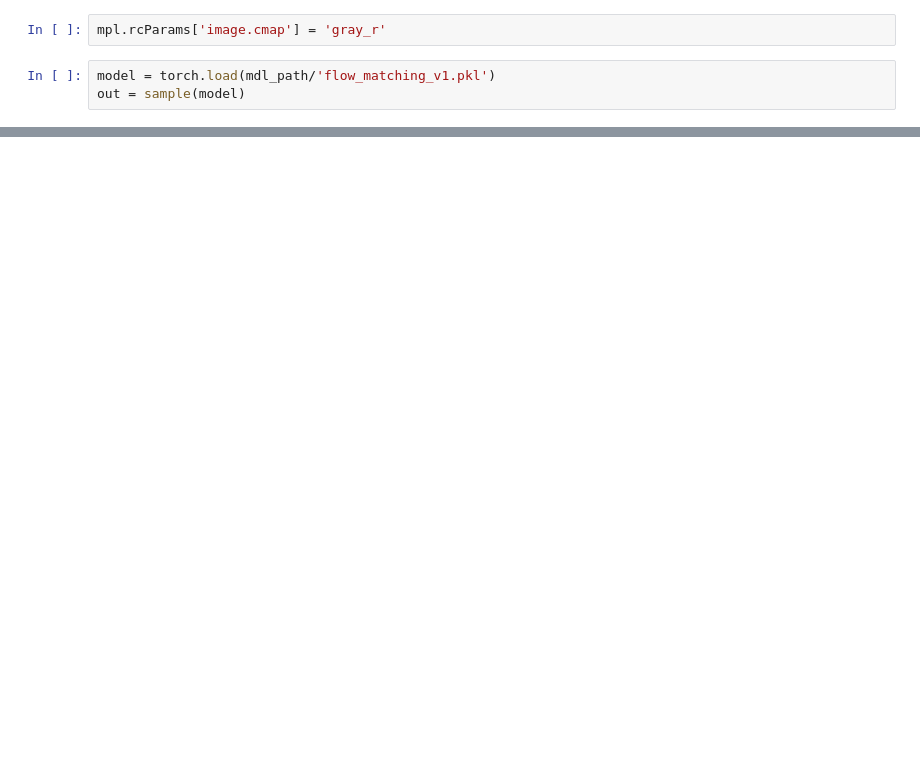
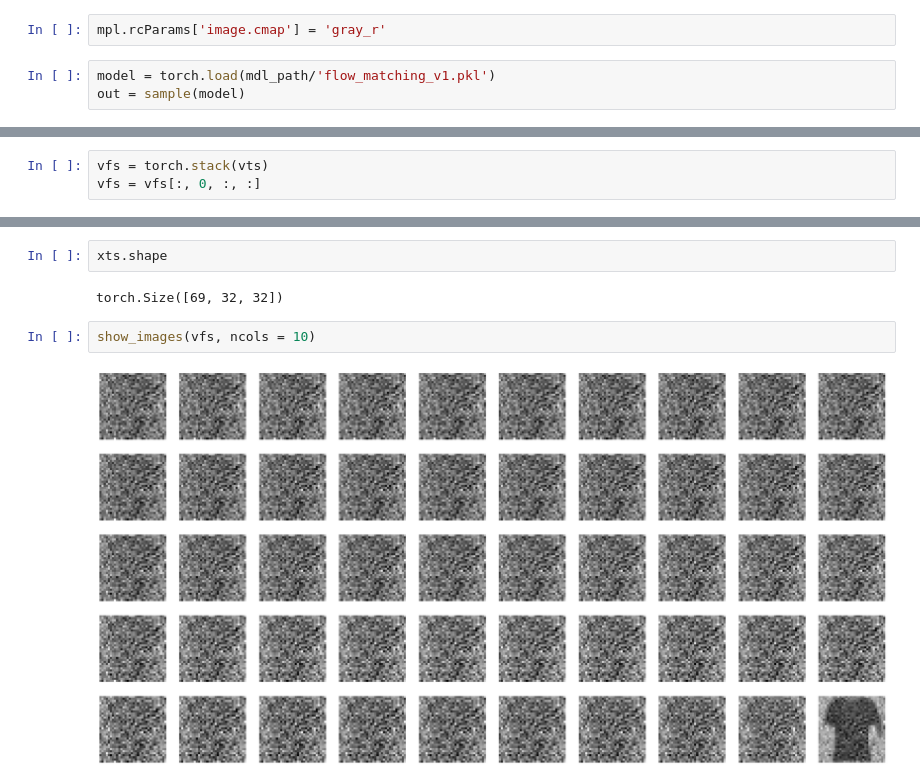
Before and after one commit to pranay8297/DDPM-DDIM-Karras, a Jupyter notebook: flow_matching_fmnist.ipynb, the cells around one changed output, grey strips where cells are left out. Drawn from its saved outputs; the diff is of its cells as text; blank space fills up the shorter version.

```diff
--- a/flow_matching_fmnist.ipynb
+++ b/flow_matching_fmnist.ipynb
@@ -685,0 +705,3 @@ fid(out.cpu())
+# %%
+vfs = torch.stack(vts)
+vfs = vfs[:, 0, :, :]
@@ -685,0 +739,8 @@ fid(out.cpu())
+# %%
+xts.shape
+# %% [output]
+torch.Size([69, 32, 32])
+# %%
+show_images(vfs, ncols = 10)
+# %% [output]
+[figure, added]
```
Also changed, not shown: parts of 19 cells of this notebook.
